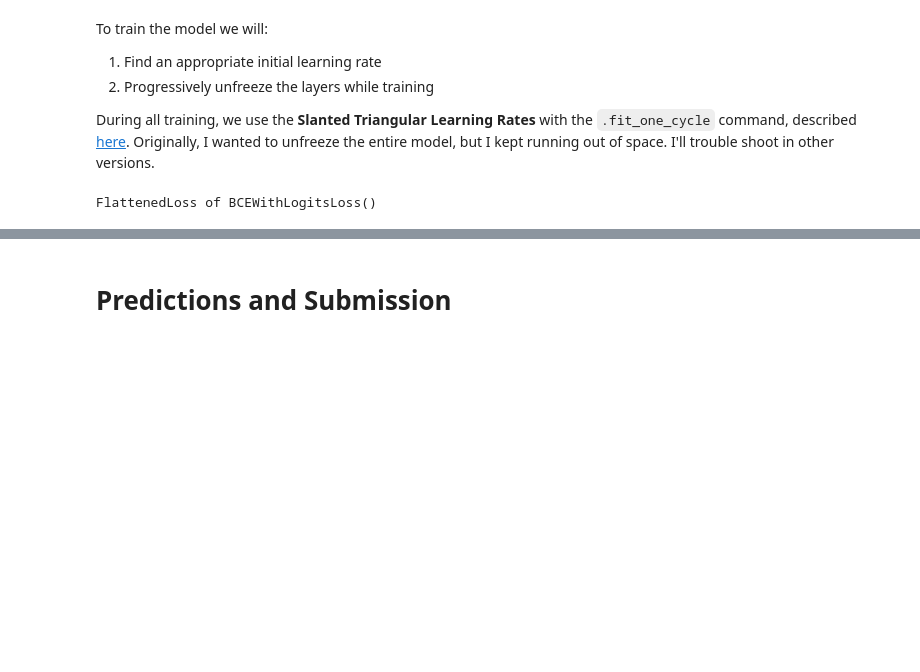
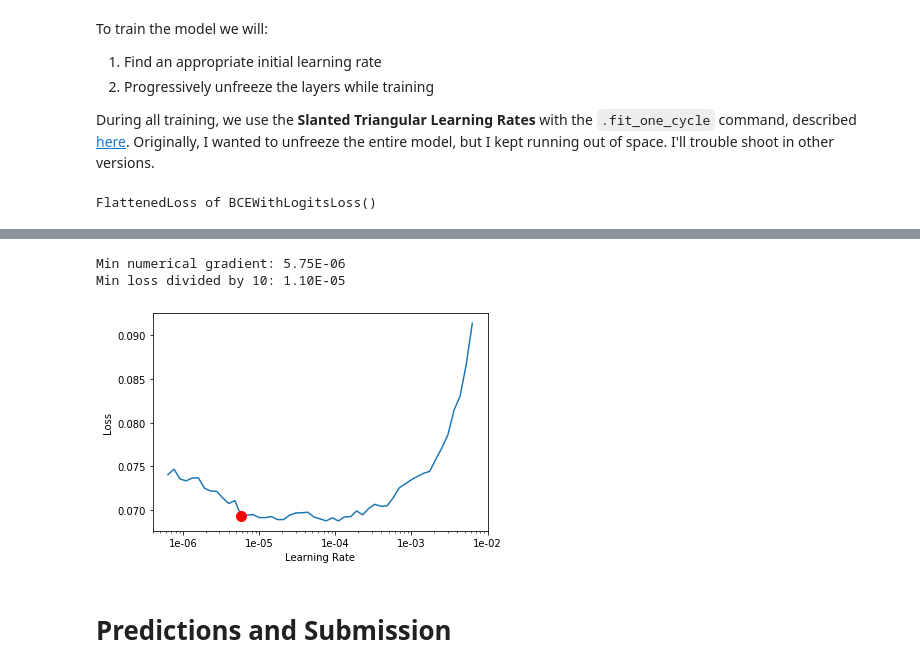
Before and after one commit to mrdbarros/gquest_nbdev, a Jupyter notebook: fastai_v1_transformers-BWW-Script.ipynb, the cells around one changed output, grey strips where cells are left out. Cells and saved outputs as stored; diff of their text form; code cells hidden in the pictures; blank space fills up the shorter version.

```diff
--- a/fastai_v1_transformers-BWW-Script.ipynb
+++ b/fastai_v1_transformers-BWW-Script.ipynb
@@ -84,8 +82,9 @@ train[['question_title','question_body','answer']].to_csv(Path('../input/raw_tex
 # Parameters
 seed = 42
 use_fp16 = True
-bs = 2
+bs = 8
 MAX_SEQUENCE_LENGTH = 512
+#train=train[:300]
 # %%
 model_class, tokenizer_class, config_class = MODEL_CLASSES[model_type]
 # %%
@@ -397,6 +412,6 @@ def model_unfreezing_and_training(num_groups,learning_rates,unfreeze_layers,epoc
         max_lr=slice(learning_rates[layer]*0.95**num_groups, learning_rates[layer]),
                               moms=(0.8, 0.9))
 # %%
-learner.fit_one_cycle(6,
+learner.fit_one_cycle(3,
                               max_lr=1e-5)
 # %% [output]
@@ -414,3 +437,9 @@ model_unfreezing_and_training() #bce loss
+# %%
+learner.recorder.plot(skip_end=7,suggestion=True)
+# %% [output]
+Min numerical gradient: 5.75E-06
+Min loss divided by 10: 1.10E-05
+[figure, added]
 # %%
 model_unfreezing_and_training()
 # %% [markdown]
```
Also changed, not shown: parts of 10 cells of this notebook, 1 other file.
